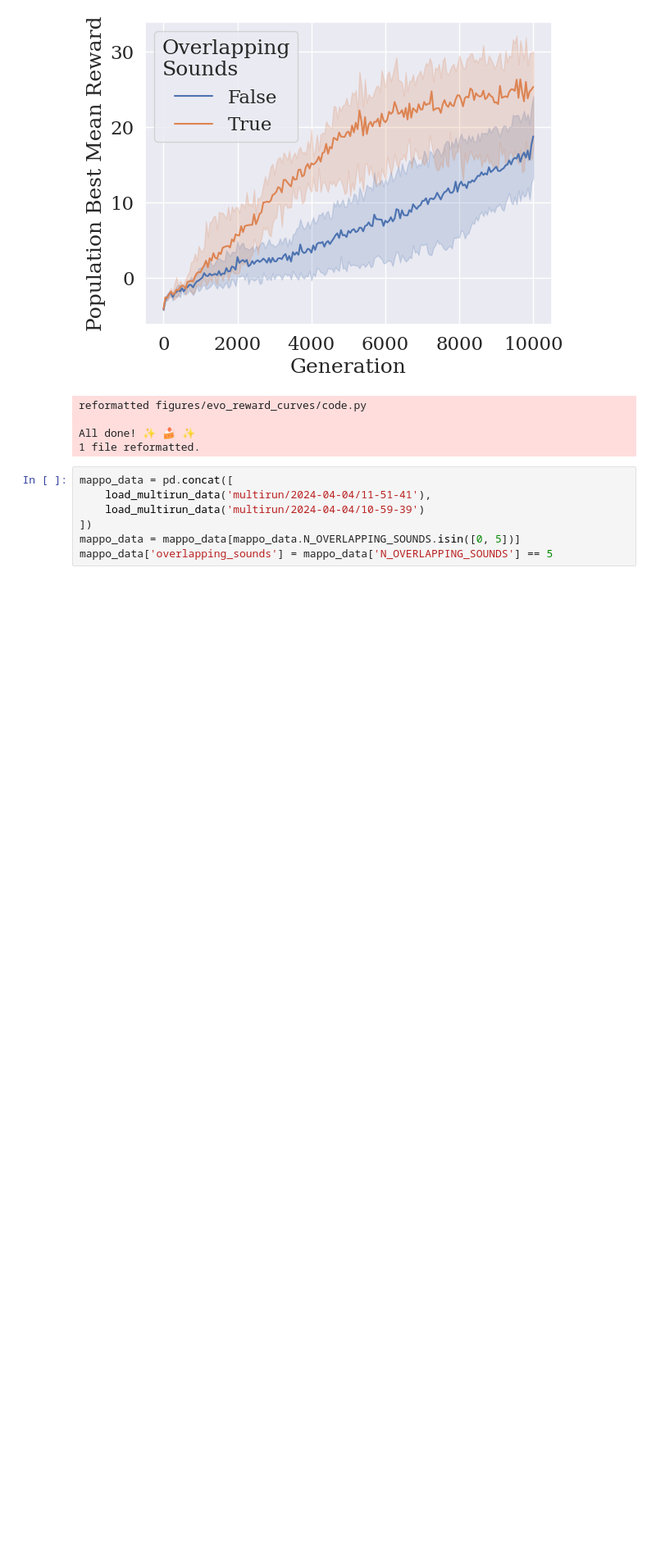
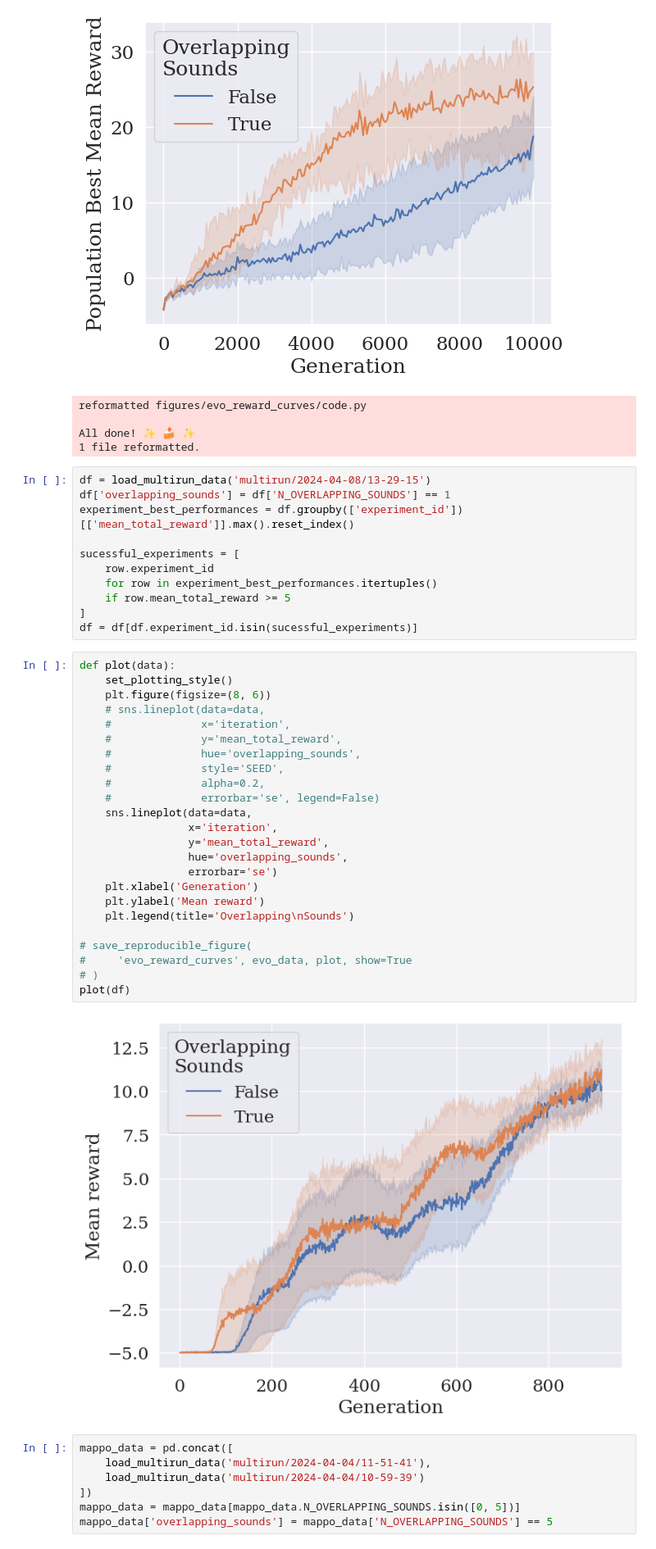
Before and after one commit to DylanCope/evo-comm, a Jupyter notebook: notebooks/Plots.ipynb, the cells around one changed output. Shown at 82% size. Cells and saved outputs as stored; diff of their text form; blank space fills up the shorter version.

Commit message:
scripts and analyiss for more experiments

```diff
--- a/notebooks/Plots.ipynb
+++ b/notebooks/Plots.ipynb
@@ -70,6 +70,43 @@ reformatted figures/evo_reward_curves/code.py
 
 All done! ✨ 🍰 ✨
 1 file reformatted.
+# %%
+df = load_multirun_data('multirun/2024-04-08/13-29-15')
+df['overlapping_sounds'] = df['N_OVERLAPPING_SOUNDS'] == 1
+experiment_best_performances = df.groupby(['experiment_id'])[['mean_total_reward']].max().reset_index()
+
+sucessful_experiments = [
+    row.experiment_id
+    for row in experiment_best_performances.itertuples()
+    if row.mean_total_reward >= 5
+]
+df = df[df.experiment_id.isin(sucessful_experiments)]
+# %%
+def plot(data):
+    set_plotting_style()
+    plt.figure(figsize=(8, 6))
+    # sns.lineplot(data=data,
+    #              x='iteration',
+    #              y='mean_total_reward',
+    #              hue='overlapping_sounds',
+    #              style='SEED',
+    #              alpha=0.2,
+    #              errorbar='se', legend=False)
+    sns.lineplot(data=data,
+                 x='iteration',
+                 y='mean_total_reward',
+                 hue='overlapping_sounds',
+                 errorbar='se')
+    plt.xlabel('Generation')
+    plt.ylabel('Mean reward')
+    plt.legend(title='Overlapping\nSounds')
+
+# save_reproducible_figure(
+#     'evo_reward_curves', evo_data, plot, show=True
+# )
+plot(df)
+# %% [output]
+[figure, added]
 # %%
 mappo_data = pd.concat([
     load_multirun_data('multirun/2024-04-04/11-51-41'),
```
Also changed, not shown: 5 other files.
